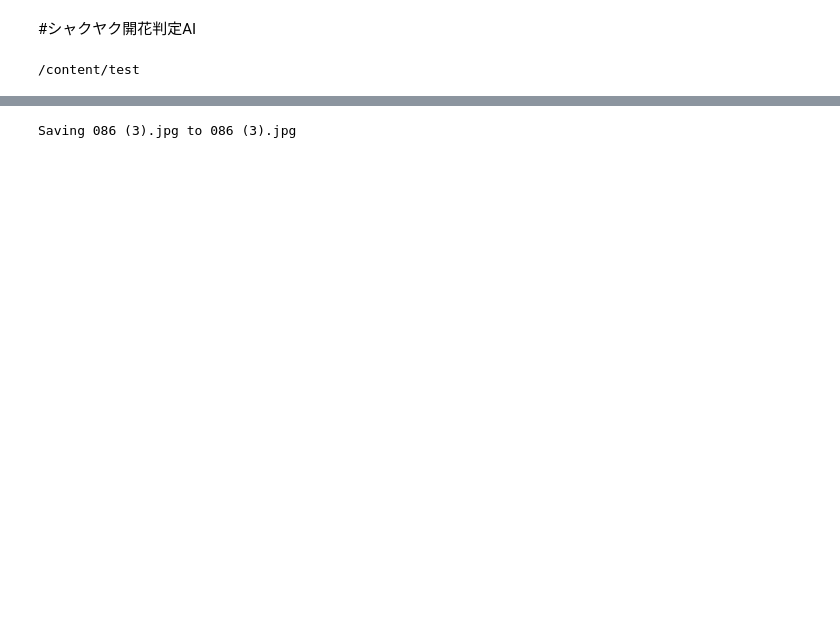
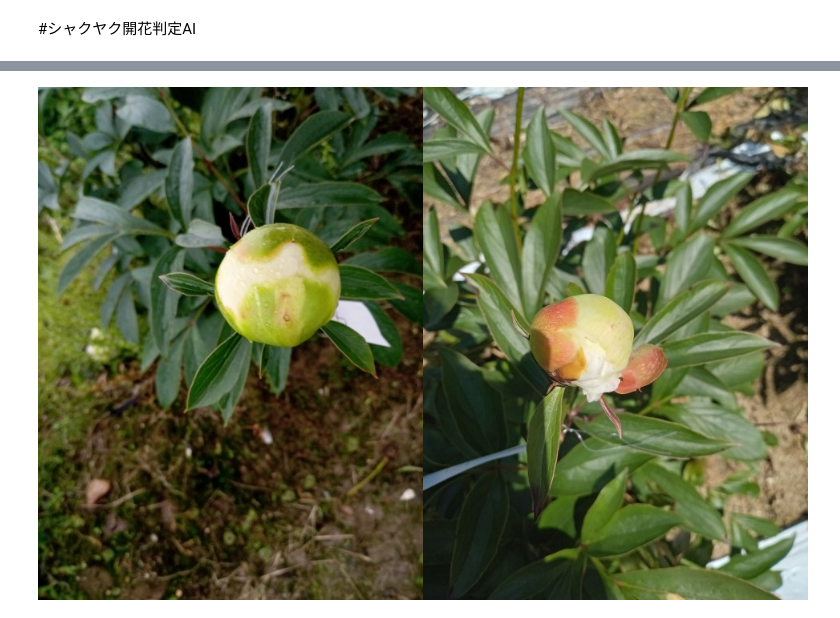
Before and after one commit to 1900690/yolo11-syakuyaku-app, a Jupyter notebook: syakuyaku-detect.ipynb, the cells around one changed output, grey strips where cells are left out. Saved outputs shown, nothing was run; the diff lists cells and outputs as text; code cells hidden in the pictures; blank space fills up the shorter version.

Commit message:
Colab を使用して作成されました

```diff
--- a/syakuyaku-detect.ipynb
+++ b/syakuyaku-detect.ipynb
@@ -8,23 +8,31 @@
 !wget -q  https://github.com/1900690/yolo11-syakuyaku-app/releases/download/obj-best/all-best-obj-model.pt
 # %%
 #@title 分析する画像をアップロードまたはサンプル画像で分析
-
+#@markdown ※複数アップロードした場合は最後の1枚のみ表示されます
 from google.colab import files
 import os
 import shutil
+import numpy as np
+import cv2
+from google.colab.patches import cv2_imshow
 
-サンプル画像を使用する = False # @param {type:"boolean"}
+
+サンプル画像を使用する = True # @param {type:"boolean"}
 
 if os.path.exists('/content/test/'):
      shutil.rmtree('/content/test/')
 if not os.path.exists('/content/test/'):
      os.makedirs('/content/test/')
-%cd '/content/test/'
+%cd -q '/content/test/'
 if サンプル画像を使用する == True:
   !wget -q -P /content/test/ https://github.com/1900690/yolo11-syakuyaku-app/releases/download/img/NG.jpg
   !wget -q -P /content/test/ https://github.com/1900690/yolo11-syakuyaku-app/releases/download/img/OK.jpg
+  imok= cv2.imread('/content/test/OK.jpg')
+  imng= cv2.imread('/content/test/NG.jpg')
+  mergeim = np.hstack((imok,imng))
+  cv2_imshow(mergeim)
 else:
   uploaded_file = files.upload()
   uploaded_file_name_count = next(iter(uploaded_file))
+  cv2_imshow(cv2.imread('/content/test/'+uploaded_file_name_count))
 # %% [output]
-/content/test
@@ -32 +39 @@ else:
-Saving 086 (3).jpg to 086 (3).jpg
+[figure, added]
```
Also changed, not shown: parts of 5 cells of this notebook.
